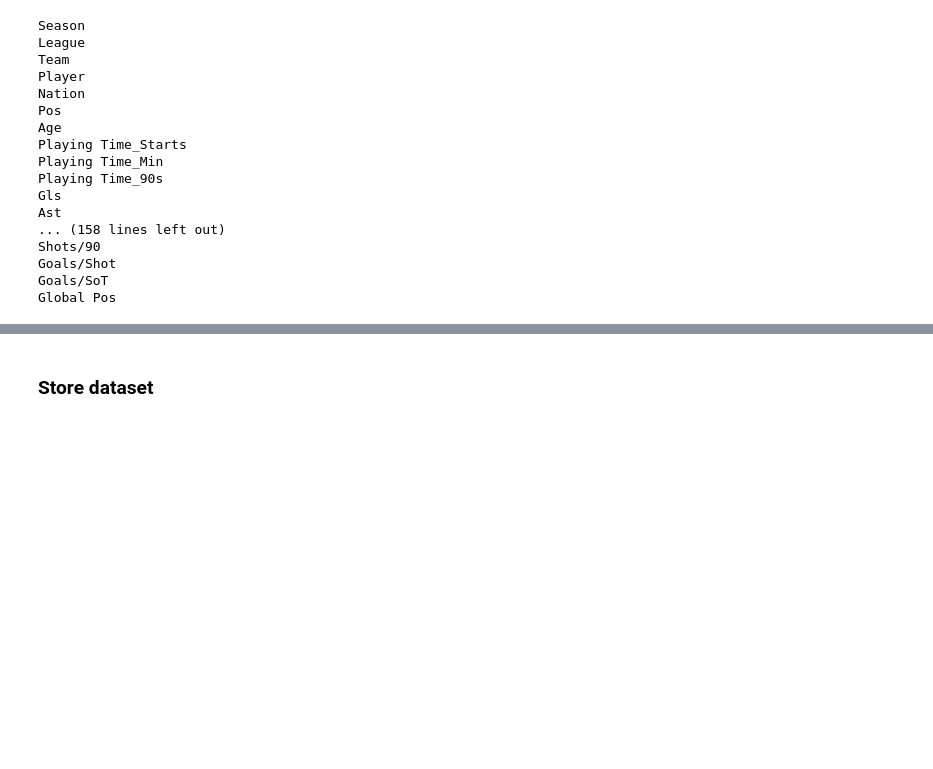
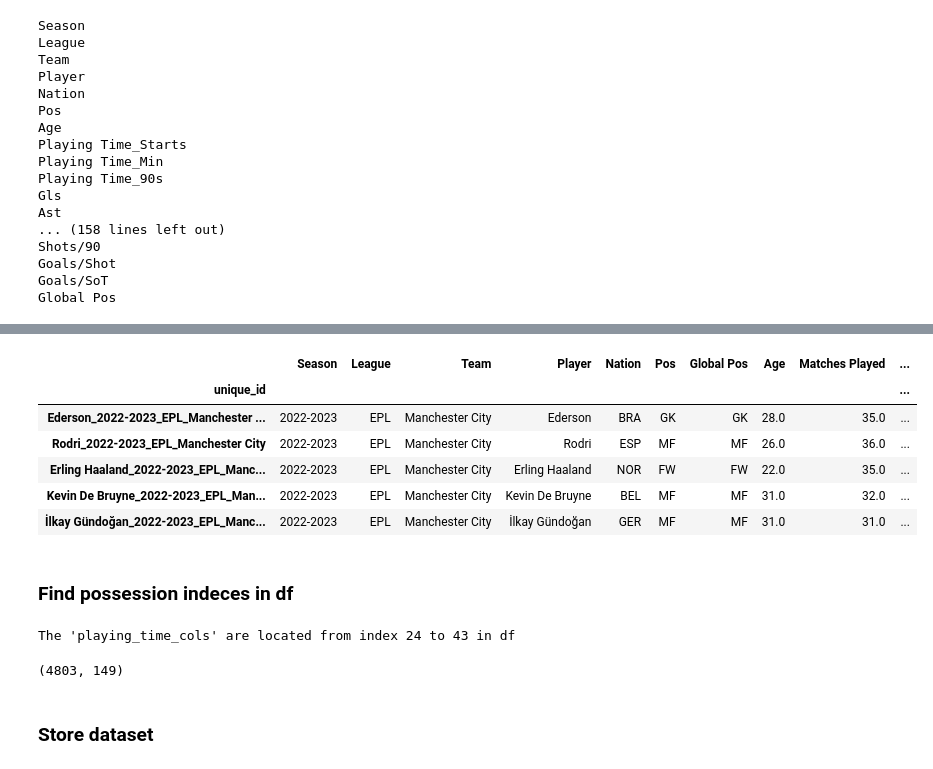
Before and after one commit to allorenz/football-player-similarity, a Jupyter notebook: src/merge_attributes.ipynb, the cells around one changed output, grey strips where cells are left out. Drawn from its saved outputs; the diff is of its cells as text; code cells hidden in the pictures; blank space fills up the shorter version.

```diff
--- a/src/merge_attributes.ipynb
+++ b/src/merge_attributes.ipynb
@@ -210,0 +235,10 @@ Global Pos
+# %%
+df[player_info].head()
+# %% [output]
+|  | Season | League | Team | Player | Nation | Pos | Global Pos | Age | Matches Played | ... |
+| unique_id |  |  |  |  |  |  |  |  |  | ... |
+| Ederson_2022-2023_EPL_Manchester ... | 2022-2023 | EPL | Manchester City | Ederson | BRA | GK | GK | 28.0 | 35.0 | ... |
+| Rodri_2022-2023_EPL_Manchester City | 2022-2023 | EPL | Manchester City | Rodri | ESP | MF | MF | 26.0 | 36.0 | ... |
+| Erling Haaland_2022-2023_EPL_Manc... | 2022-2023 | EPL | Manchester City | Erling Haaland | NOR | FW | FW | 22.0 | 35.0 | ... |
+| Kevin De Bruyne_2022-2023_EPL_Man... | 2022-2023 | EPL | Manchester City | Kevin De Bruyne | BEL | MF | MF | 31.0 | 32.0 | ... |
+| İlkay Gündoğan_2022-2023_EPL_Manc... | 2022-2023 | EPL | Manchester City | İlkay Gündoğan | GER | MF | MF | 31.0 | 31.0 | ... |
@@ -211,2 +302,12 @@ Global Pos
+# %% [markdown]
+### Find possession indeces in df
+# %%
+start_idx = df.columns.get_loc(possession_cols[0])
+end_idx = df.columns.get_loc(possession_cols[-1])
+print(f"The 'playing_time_cols' are located from index {start_idx} to {end_idx} in df")
+df.shape
+# %% [output]
+The 'playing_time_cols' are located from index 24 to 43 in df
+(4803, 149)
 # %% [markdown]
 ### Store dataset
```
Also changed, not shown: parts of 6 cells of this notebook.
